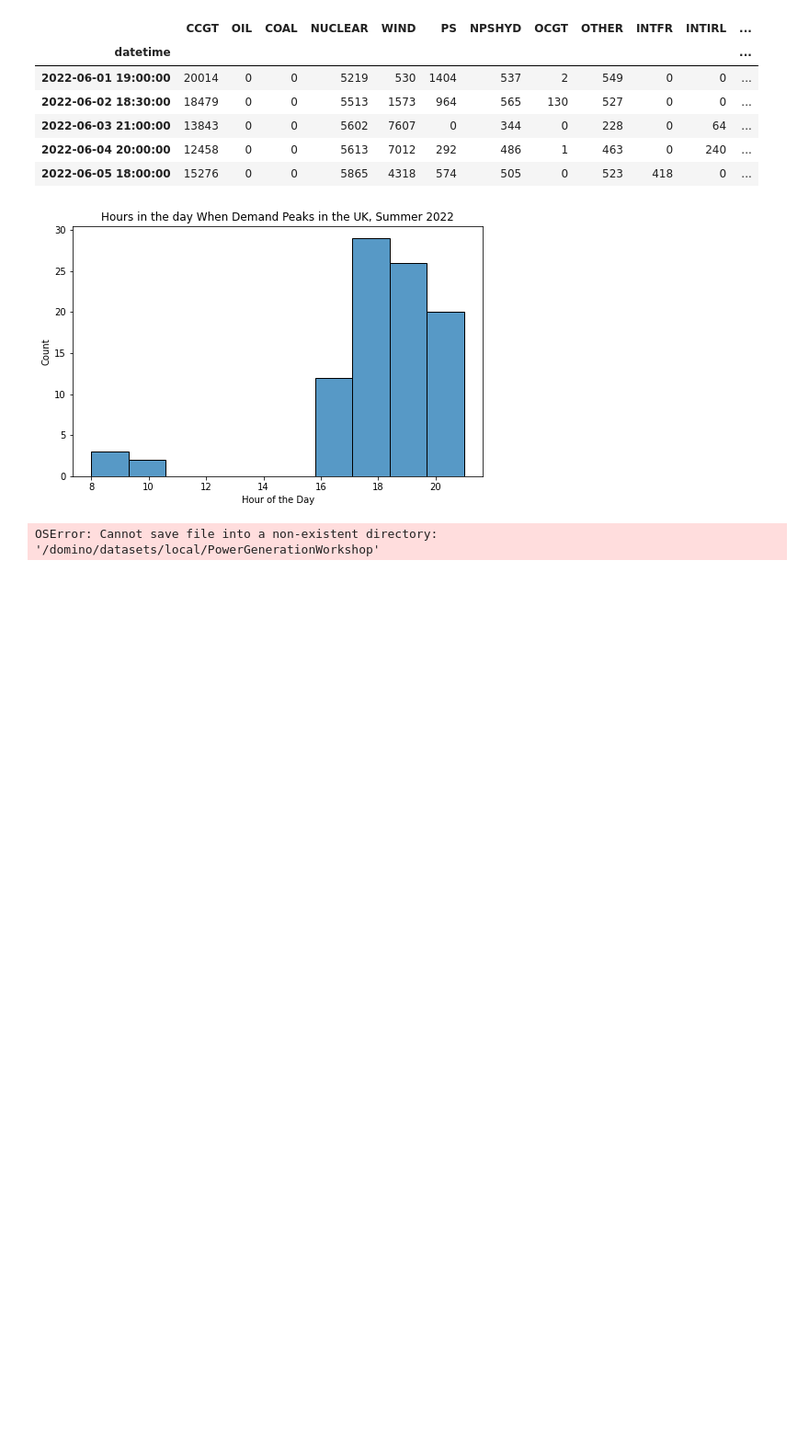
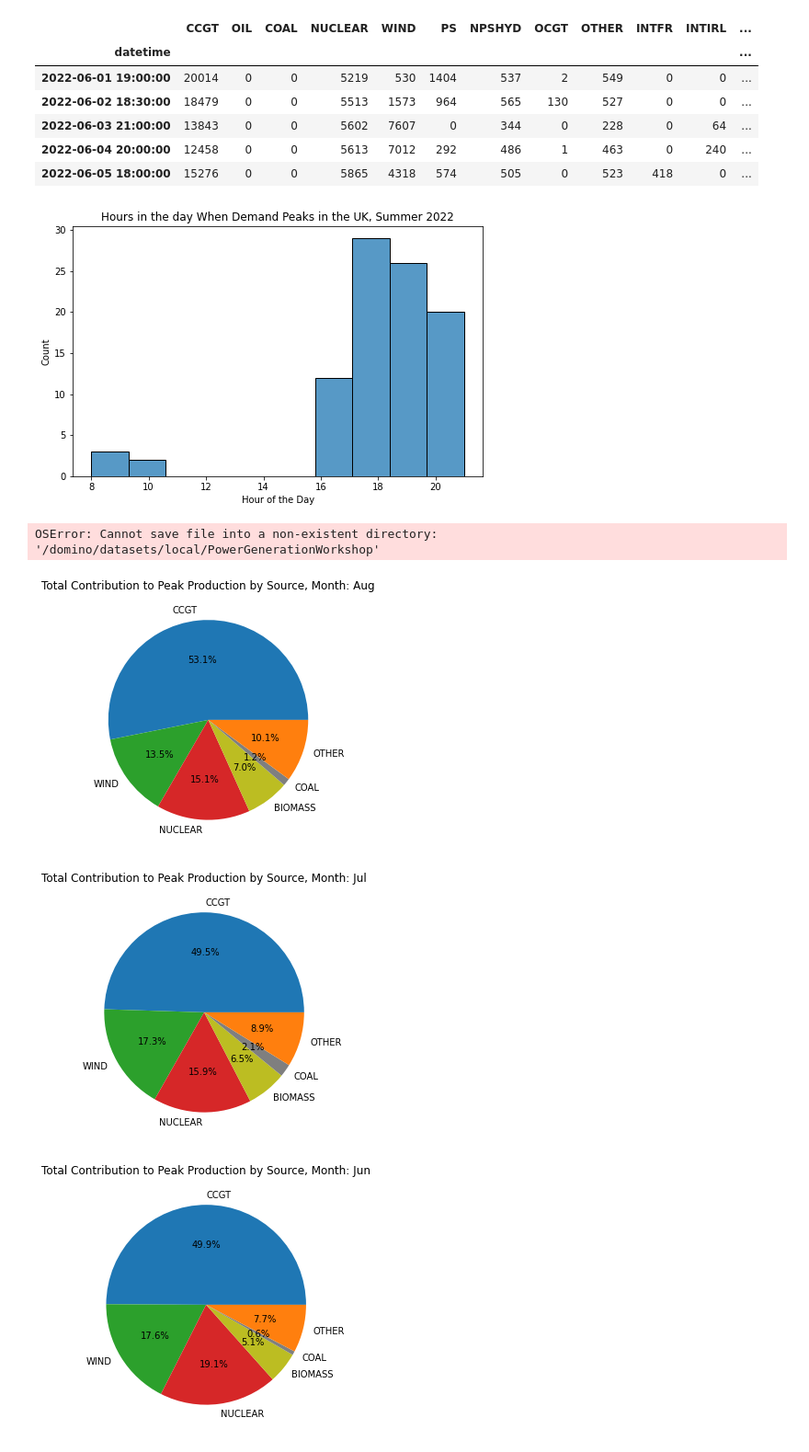
Before and after one commit to ddl-dave-heinicke/Data-Analyst-Workshop-Electricity, a Jupyter notebook: Power Extraction EDA.ipynb, the cells around one changed output. Shown at 92% size. Drawn from its saved outputs; the diff is of its cells as text; code cells hidden in the pictures; blank space fills up the shorter version.

Commit message:
Pushed from Domino: https://demo2.dominodatalab.com/workspace/test-data-analyst/PowerGenerationWorkshop?executionId=6324c359de659c33feb8f3df

```diff
--- a/Power Extraction EDA.ipynb
+++ b/Power Extraction EDA.ipynb
@@ -124,9 +126,33 @@ plt.savefig('Peak Demand Hours.png', bbox_inches="tight")
 plt.show()
 # %% [output]
 [figure]
-# %%
-import os
-path = str('/domino/datasets/local/{}/Daily_Peak_Production_Summer_2022.csv'.format(os.environ.get('DOMINO_PROJECT_NAME')))
-daily_peak_df.to_csv(path, index = False)
-# %% [output]
-OSError: Cannot save file into a non-existent directory: '/domino/datasets/local/PowerGenerationWorkshop'
+# %%
+import os
+path = str('/domino/datasets/local/{}/Daily_Peak_Production_Summer_2022.csv'.format(os.environ.get('DOMINO_PROJECT_NAME')))
+daily_peak_df.to_csv(path, index = False)
+# %% [output]
+OSError: Cannot save file into a non-existent directory: '/domino/datasets/local/PowerGenerationWorkshop'
+# %%
+# Extract the month from the daily peak power dataframe
+daily_peak_df['Month'] = daily_peak_df.index
+daily_peak_df['Month'] = daily_peak_df['Month'].apply(lambda x: x.strftime('%b'))
+
+# Group minimal sources into "Other" for simplicity
+daily_peak_df['OTHER'] = daily_peak_df['TOTAL'] - daily_peak_df[['CCGT', 'WIND', 'NUCLEAR','BIOMASS', 'COAL']].sum(axis=1, numeric_only=True)
+daily_peak_df = daily_peak_df[['CCGT', 'WIND', 'NUCLEAR','BIOMASS', 'COAL', 'OTHER', 'Month']]
+
+# Group By Month
+monthly_totals = daily_peak_df.groupby('Month').sum()
+
+# Plot the contribution of each source by month
+colors = ['tab:blue','tab:green', 'tab:red','tab:olive','tab:gray','tab:orange']
+labels= monthly_totals.columns
+
+for i, row in monthly_totals.iterrows():
+    plt.figure(figsize=(8,5))
+    plt.title('Total Contribution to Peak Production by Source, Month: {}'.format(i))
+    plt.pie(row, labels=labels, colors=colors, autopct='%1.1f%%')
+# %% [output]
+[figure, added]
+[figure, added]
+[figure, added]
```
Also changed, not shown: parts of 1 cell of this notebook, 1 other file.
